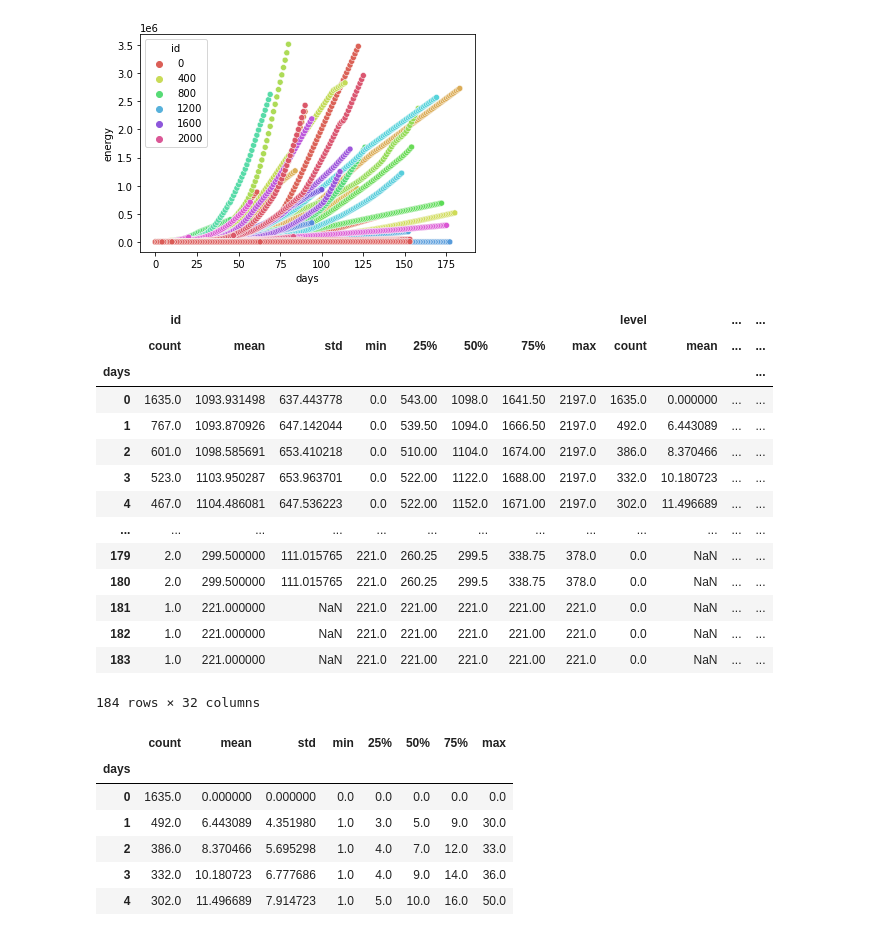
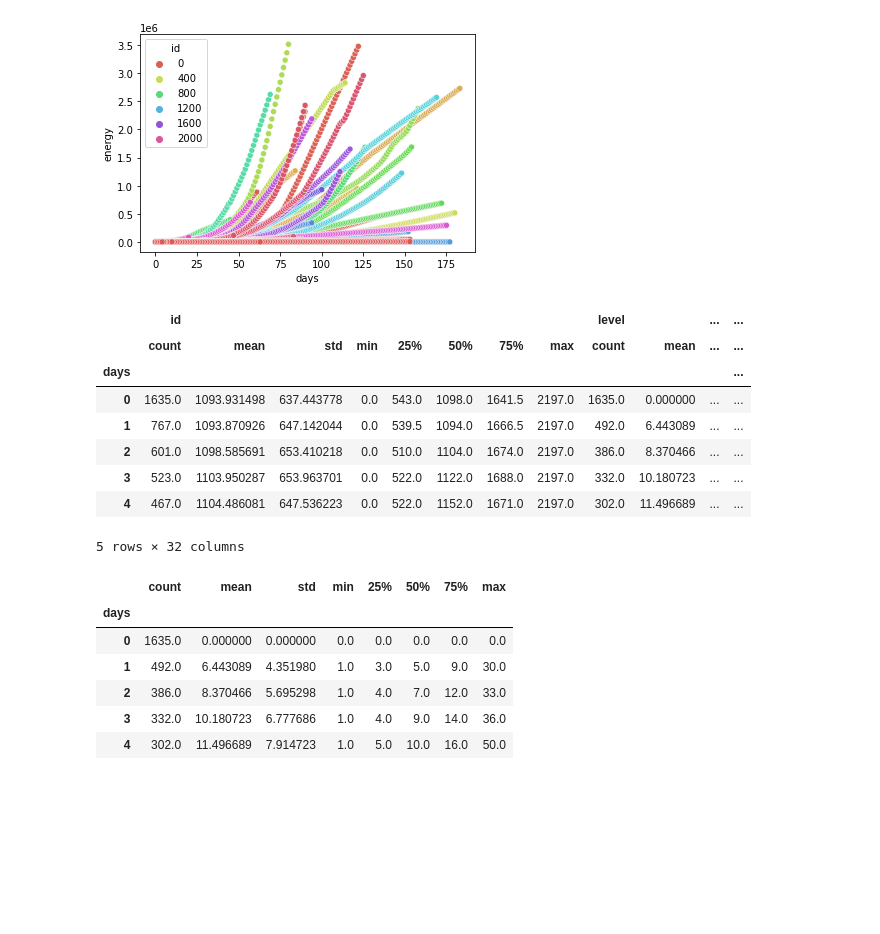
Before and after one commit to Markus2015/og_diag, a Jupyter notebook: 01_explore_dataset.ipynb, the cells around one changed output. Cells and saved outputs as stored; diff of their text form; code cells hidden in the pictures; blank space fills up the shorter version.

```diff
--- a/01_explore_dataset.ipynb
+++ b/01_explore_dataset.ipynb
@@ -25,23 +26,17 @@ ax = sns.scatterplot(data=df, x='days', y='energy', hue='id',palette='hls')
 # %%
 stat1 = df.groupby(['days']).describe()
 # %%
-stat1
+stat1.head()
 # %% [output]
 |  | id |  |  |  |  |  |  |  | level |  | ... | ... |
 |  | count | mean | std | min | 25% | 50% | 75% | max | count | mean | ... | ... |
 | days |  |  |  |  |  |  |  |  |  |  |  | ... |
-| 0 | 1635.0 | 1093.931498 | 637.443778 | 0.0 | 543.00 | 1098.0 | 1641.50 | 2197.0 | 1635.0 | 0.000000 | ... | ... |
-| 1 | 767.0 | 1093.870926 | 647.142044 | 0.0 | 539.50 | 1094.0 | 1666.50 | 2197.0 | 492.0 | 6.443089 | ... | ... |
-| 2 | 601.0 | 1098.585691 | 653.410218 | 0.0 | 510.00 | 1104.0 | 1674.00 | 2197.0 | 386.0 | 8.370466 | ... | ... |
-| 3 | 523.0 | 1103.950287 | 653.963701 | 0.0 | 522.00 | 1122.0 | 1688.00 | 2197.0 | 332.0 | 10.180723 | ... | ... |
-| 4 | 467.0 | 1104.486081 | 647.536223 | 0.0 | 522.00 | 1152.0 | 1671.00 | 2197.0 | 302.0 | 11.496689 | ... | ... |
-| ... | ... | ... | ... | ... | ... | ... | ... | ... | ... | ... | ... | ... |
-| 179 | 2.0 | 299.500000 | 111.015765 | 221.0 | 260.25 | 299.5 | 338.75 | 378.0 | 0.0 | NaN | ... | ... |
-| 180 | 2.0 | 299.500000 | 111.015765 | 221.0 | 260.25 | 299.5 | 338.75 | 378.0 | 0.0 | NaN | ... | ... |
-| 181 | 1.0 | 221.000000 | NaN | 221.0 | 221.00 | 221.0 | 221.00 | 221.0 | 0.0 | NaN | ... | ... |
-| 182 | 1.0 | 221.000000 | NaN | 221.0 | 221.00 | 221.0 | 221.00 | 221.0 | 0.0 | NaN | ... | ... |
-| 183 | 1.0 | 221.000000 | NaN | 221.0 | 221.00 | 221.0 | 221.00 | 221.0 | 0.0 | NaN | ... | ... |
+| 0 | 1635.0 | 1093.931498 | 637.443778 | 0.0 | 543.0 | 1098.0 | 1641.5 | 2197.0 | 1635.0 | 0.000000 | ... | ... |
+| 1 | 767.0 | 1093.870926 | 647.142044 | 0.0 | 539.5 | 1094.0 | 1666.5 | 2197.0 | 492.0 | 6.443089 | ... | ... |
+| 2 | 601.0 | 1098.585691 | 653.410218 | 0.0 | 510.0 | 1104.0 | 1674.0 | 2197.0 | 386.0 | 8.370466 | ... | ... |
+| 3 | 523.0 | 1103.950287 | 653.963701 | 0.0 | 522.0 | 1122.0 | 1688.0 | 2197.0 | 332.0 | 10.180723 | ... | ... |
+| 4 | 467.0 | 1104.486081 | 647.536223 | 0.0 | 522.0 | 1152.0 | 1671.0 | 2197.0 | 302.0 | 11.496689 | ... | ... |
-184 rows × 32 columns
+5 rows × 32 columns
 # %%
 stat1['level']
 # %% [output]
```
Also changed, not shown: parts of 16 cells of this notebook.
